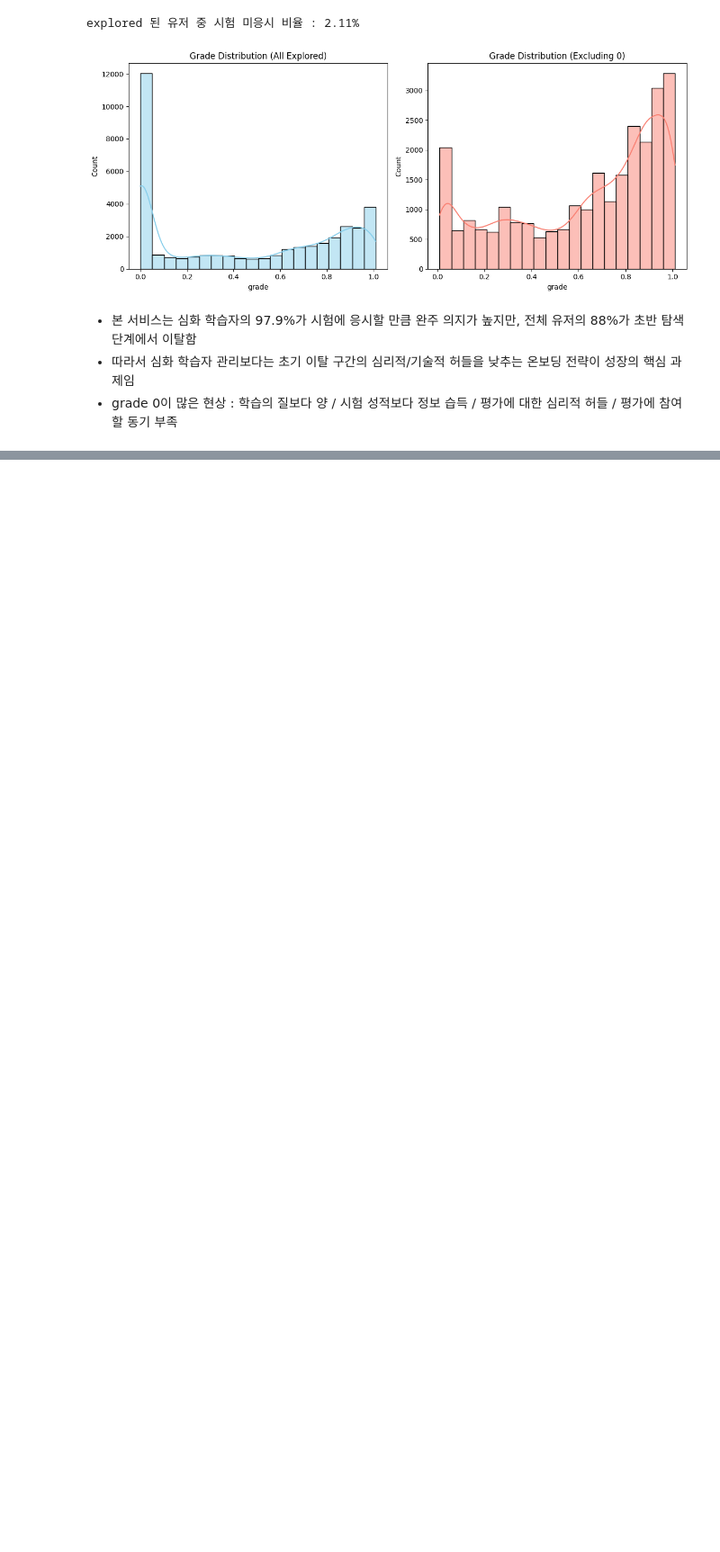
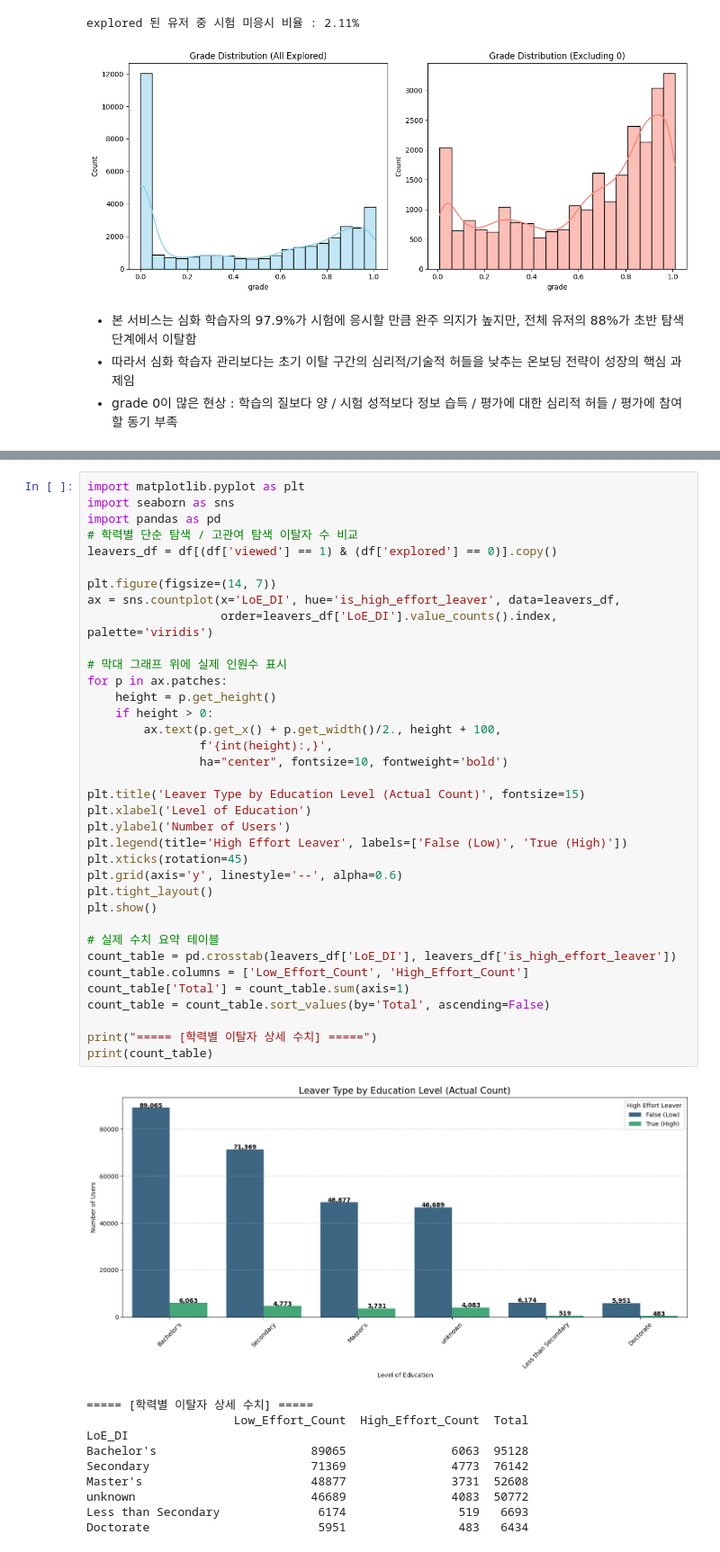
Before and after one commit to Ojirokim/data-analysis-practical-project, a Jupyter notebook: 김규리/eda.ipynb, the cells around one changed output, grey strips where cells are left out. Shown at 90% size. Saved outputs shown, nothing was run; the diff lists cells and outputs as text; blank space fills up the shorter version.

```diff
--- a/김규리/eda.ipynb
+++ b/김규리/eda.ipynb
@@ -477,0 +605,47 @@ med_duration = df['duration'].median()
+# %%
+import matplotlib.pyplot as plt
+import seaborn as sns
+import pandas as pd
+# 학력별 단순 탐색 / 고관여 탐색 이탈자 수 비교
+leavers_df = df[(df['viewed'] == 1) & (df['explored'] == 0)].copy()
+
+plt.figure(figsize=(14, 7))
+ax = sns.countplot(x='LoE_DI', hue='is_high_effort_leaver', data=leavers_df,
+                   order=leavers_df['LoE_DI'].value_counts().index, palette='viridis')
+
+# 막대 그래프 위에 실제 인원수 표시
+for p in ax.patches:
+    height = p.get_height()
+    if height > 0:
+        ax.text(p.get_x() + p.get_width()/2., height + 100,
+                f'{int(height):,}',
+                ha="center", fontsize=10, fontweight='bold')
+
+plt.title('Leaver Type by Education Level (Actual Count)', fontsize=15)
+plt.xlabel('Level of Education')
+plt.ylabel('Number of Users')
+plt.legend(title='High Effort Leaver', labels=['False (Low)', 'True (High)'])
+plt.xticks(rotation=45)
+plt.grid(axis='y', linestyle='--', alpha=0.6)
+plt.tight_layout()
+plt.show()
+
+# 실제 수치 요약 테이블
+count_table = pd.crosstab(leavers_df['LoE_DI'], leavers_df['is_high_effort_leaver'])
+count_table.columns = ['Low_Effort_Count', 'High_Effort_Count']
+count_table['Total'] = count_table.sum(axis=1)
+count_table = count_table.sort_values(by='Total', ascending=False)
+
+print("===== [학력별 이탈자 상세 수치] =====")
+print(count_table)
+# %% [output]
+[figure, added]
+===== [학력별 이탈자 상세 수치] =====
+                     Low_Effort_Count  High_Effort_Count  Total
+LoE_DI
+Bachelor's                      89065               6063  95128
+Secondary                       71369               4773  76142
+Master's                        48877               3731  52608
+unknown                         46689               4083  50772
+Less than Secondary              6174                519   6693
+Doctorate                        5951                483   6434
```
Also changed, not shown: parts of 48 cells of this notebook, 4 other files.
